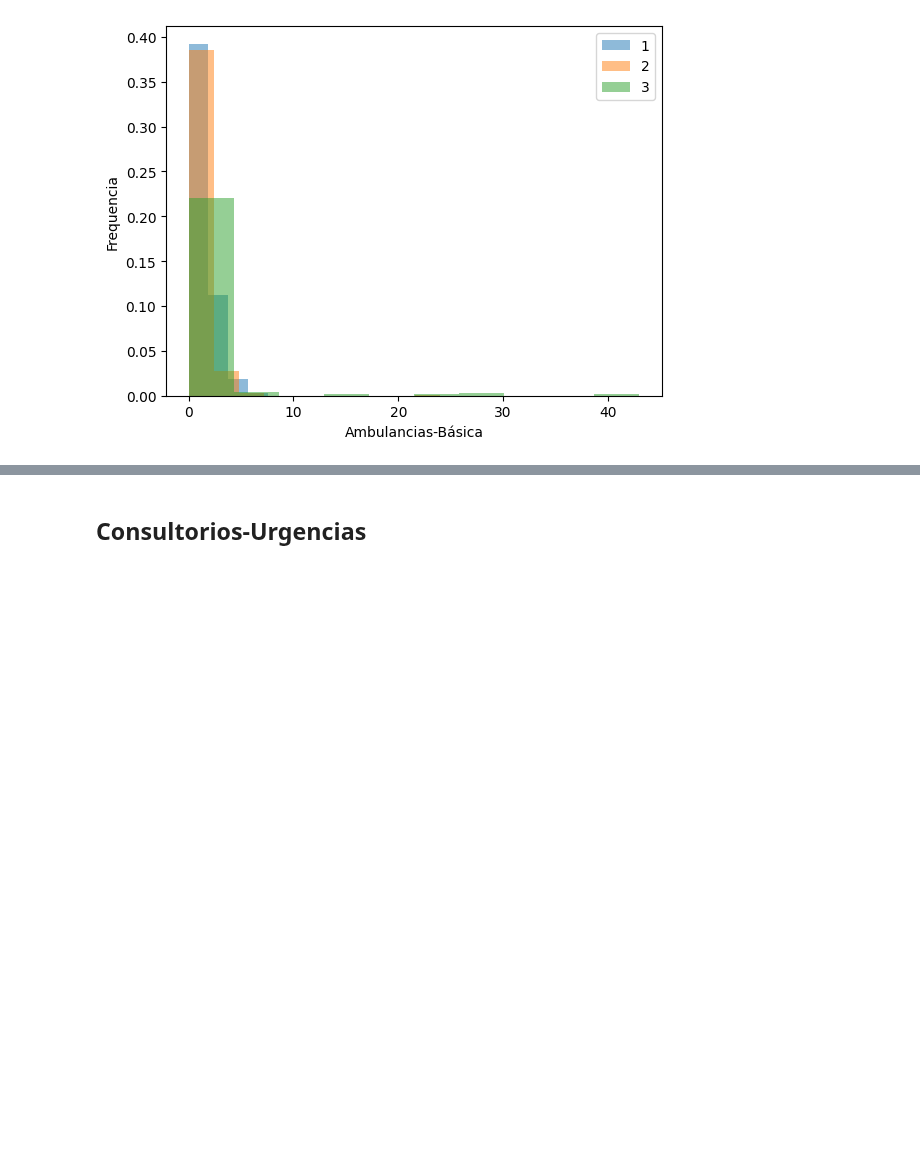
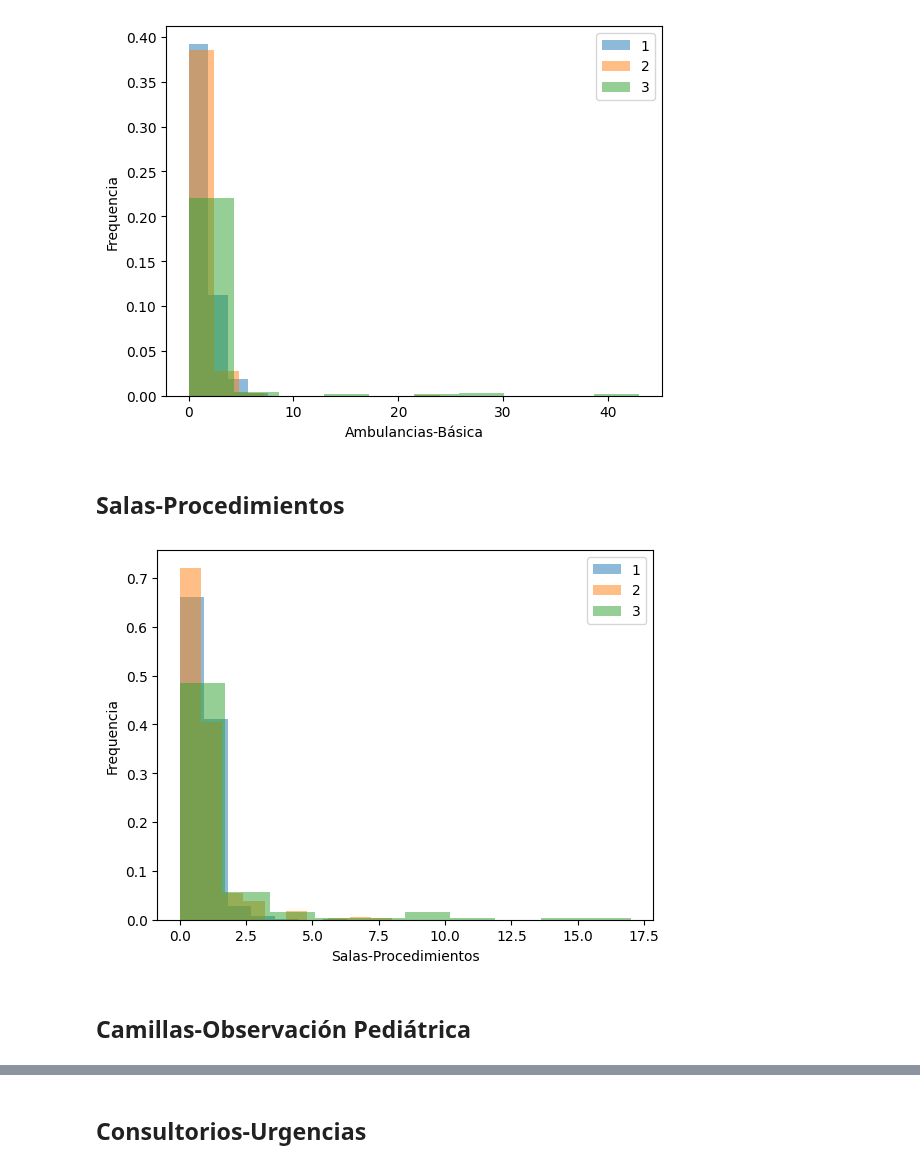
Before and after one commit to ProyectoDeGrado-2023-20/PG, a Jupyter notebook: Ideas/Models/Variables.ipynb, the cells around one changed output, grey strips where cells are left out. Drawn from its saved outputs; the diff is of its cells as text; code cells hidden in the pictures; blank space fills up the shorter version.

Commit message:
Cambios en variables notebook

```diff
--- a/Ideas/Models/Variables.ipynb
+++ b/Ideas/Models/Variables.ipynb
@@ -174,3 +205,36 @@ ax.legend()
 plt.show()
 # %% [output]
 [figure]
+# %% [markdown]
+## Salas-Procedimientos
+# %%
+fig, ax = plt.subplots()
+
+variable = 'Salas-Procedimientos'
+
+# Iterate over categories and plot histograms
+for category in [1, 2, 3]:
+    data = df_publicas[df_publicas['num nivel atencion'] == category]
+    ax.hist(
+        data[variable],
+        label=category,
+        alpha=0.5,
+        # bins=10,
+        density=True,
+
+        )
+
+# Add labels and legend
+ax.set_xlabel(variable)
+ax.set_ylabel('Frequencia')
+
+# ax.set_xlim(0, 6)
+# ax.set_ylim(0, 800)
+ax.legend()
+
+# Show the plot
+plt.show()
+# %% [output]
+[figure, added]
+# %% [markdown]
+## Camillas-Observación Pediátrica
```
Also changed, not shown: parts of 13 cells of this notebook, 2 other files.
